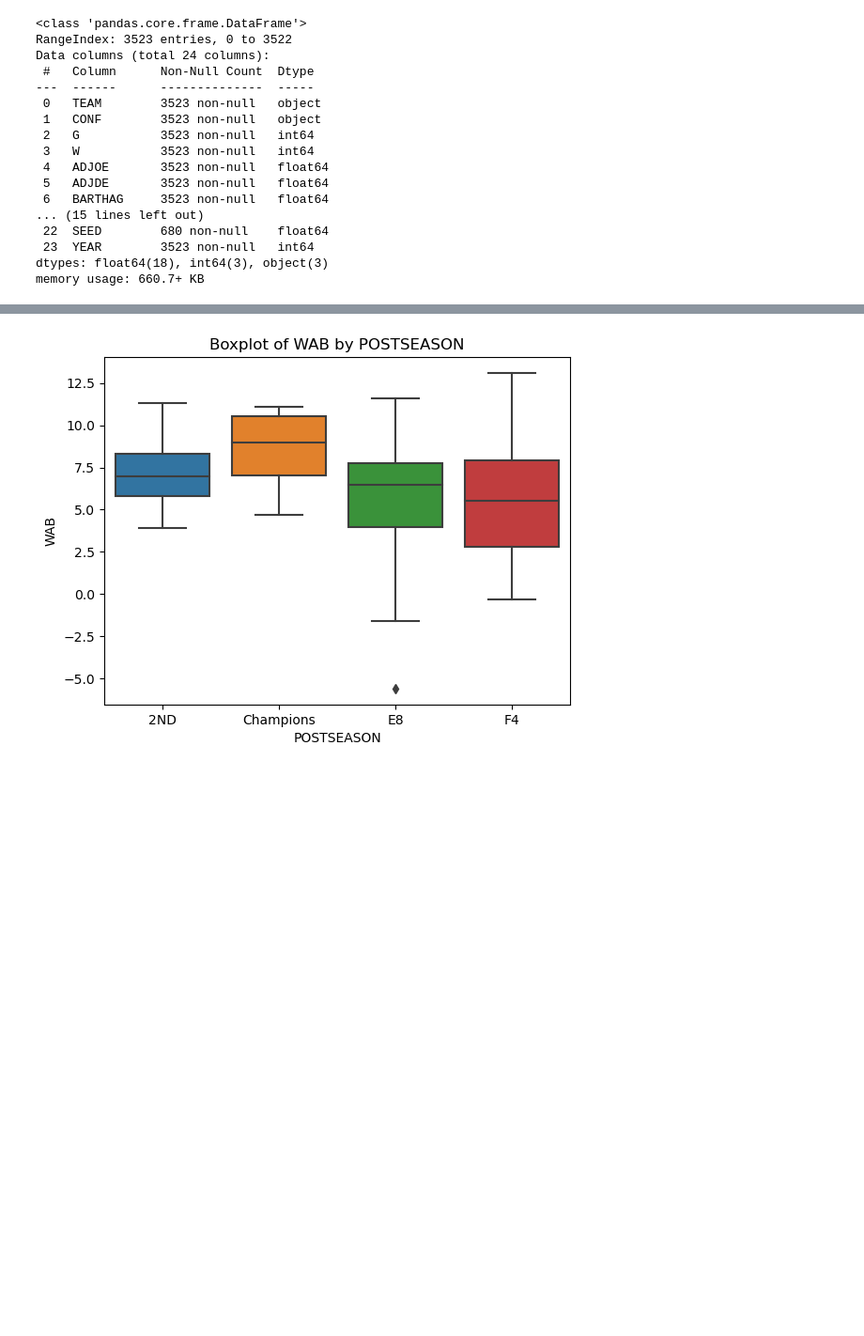
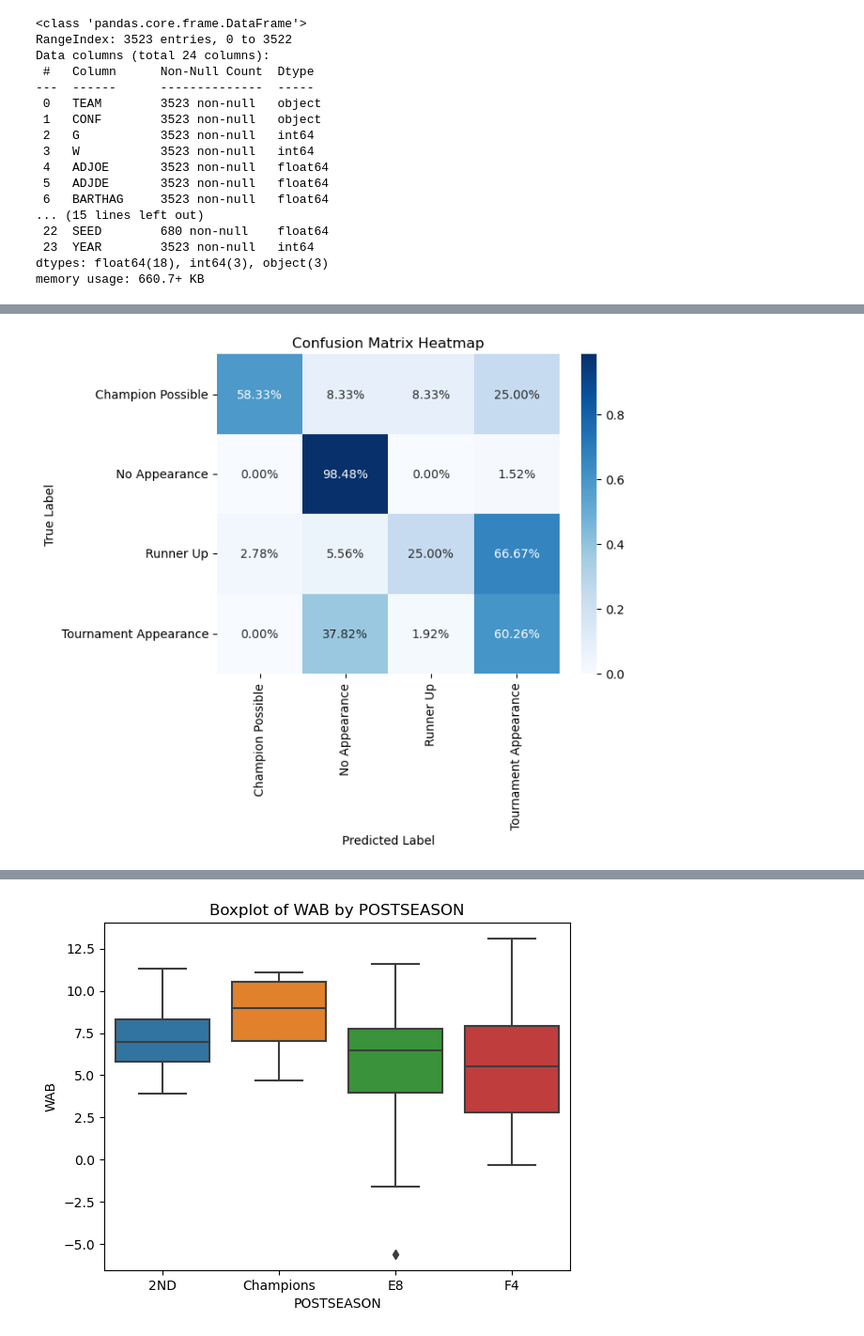
Before and after one commit to regs02/Academic_Performance_v_CBB, a Jupyter notebook: jacob_final_project.ipynb, the cells around one changed output, grey strips where cells are left out. Shown at 94% size. Cells and saved outputs as stored; diff of their text form; code cells hidden in the pictures; blank space fills up the shorter version.

```diff
--- a/jacob_final_project.ipynb
+++ b/jacob_final_project.ipynb
@@ -106,0 +47,19 @@ weighted avg       0.43      0.56      0.46        16
+# %%
+numerical_vars = ["G", "W", "ADJOE", "ADJDE", "BARTHAG", "EFG_O", "EFG_D", "TOR", "TORD",
+                  "ORB", "DRB", "FTR", "FTRD", "2P_O", "2P_D", "3P_O", "3P_D", "ADJ_T", "WAB"]
+categorical_vars = ["CONF", "POSTSEASON", "SEED", "YEAR"]
+# %%
+group_mapping = {
+    'Champions': 'Champion Possible',
+    '2ND': 'Champion Possible',
+    'F4': 'Champion Possible',
+    'S16': 'Runner Up',
+    'E8': 'Runner Up',
+    'R64': 'Tournament Appearance',
+    'R32': 'Tournament Appearance',
+    'R68': 'Tournament Appearance',
+}
+
+bball_df['Tournament Grouping'] = bball_df['POSTSEASON'].map(group_mapping).fillna('No Appearance')
+print(bball_df['Tournament Grouping'].value_counts())
+bball_df.head()
@@ -106,0 +132,14 @@ weighted avg       0.43      0.56      0.46        16
+# %%
+cm = confusion_matrix(y_test, y_pred)
+cm_normalized = cm.astype('float') / cm.sum(axis=1)[:, np.newaxis]
+
+labels = label_encoder.classes_
+
+#heatmap
+sns.heatmap(cm_normalized, annot=True, fmt='.2%', xticklabels=labels, yticklabels=labels, cbar=True, cmap='Blues')
+plt.title('Confusion Matrix Heatmap')
+plt.xlabel('Predicted Label')
+plt.ylabel('True Label')
+plt.show()
+# %% [output]
+[figure, added]
```
Also changed, not shown: parts of 14 cells of this notebook.
